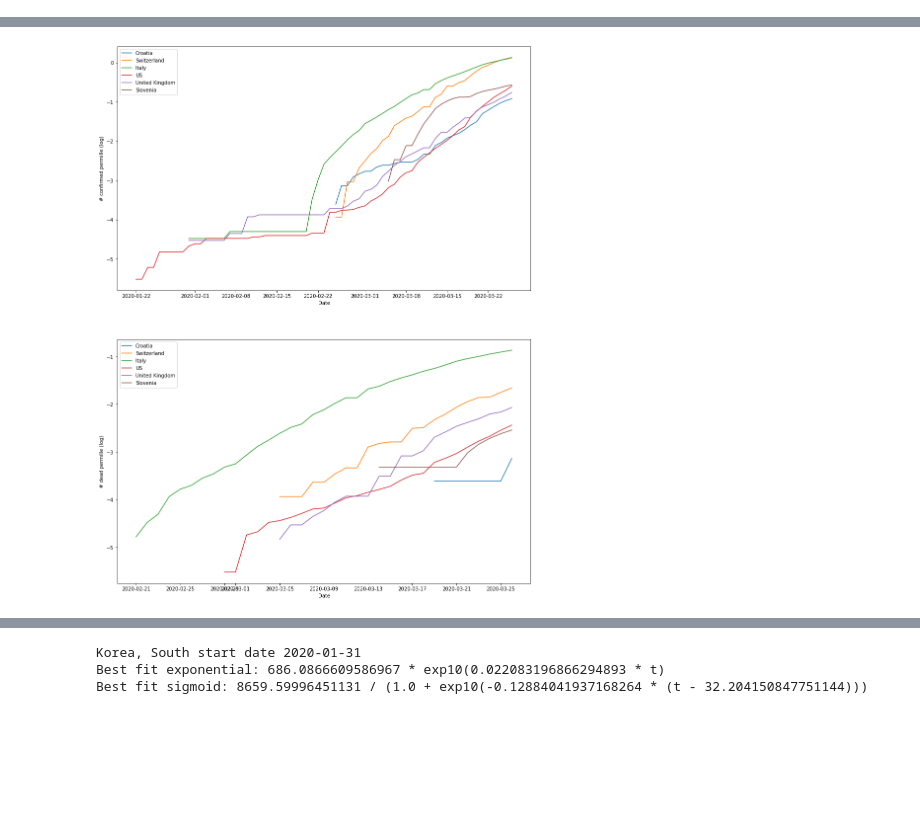
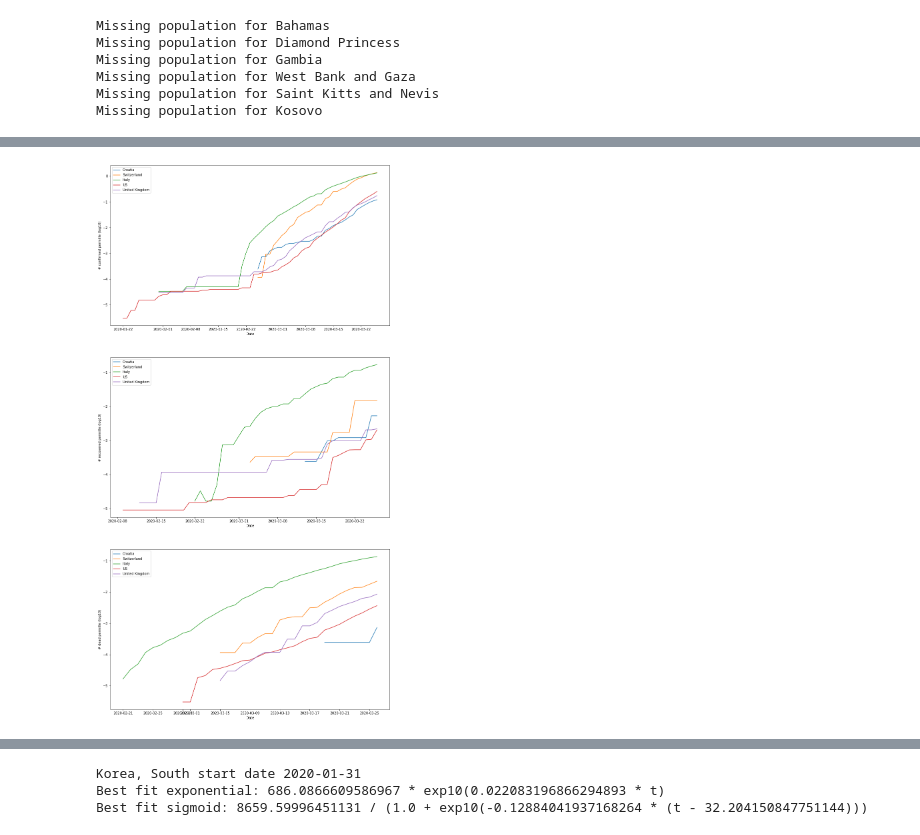
Before and after one commit to ibudiselic/covid, a Jupyter notebook: analyze.ipynb, the cells around one changed output, grey strips where cells are left out. Saved outputs shown, nothing was run; the diff lists cells and outputs as text; code cells hidden in the pictures; blank space fills up the shorter version.

Commit message:
Simplify data representation.

```diff
--- a/analyze.ipynb
+++ b/analyze.ipynb
@@ -16,46 +16,20 @@ def make_date(date_str):
     assert(len(parts) == 3)
     return datetime.date(2000 + int(parts[2]), int(parts[0]), int(parts[1]))
 
-class DayData(object):
-    def __init__(self, confirmed, dead):
-        self.confirmed = confirmed
-        self.dead = dead
-
-    def __repr__(self):
-        return 'c: {}, d: {}'.format(self.confirmed, self.dead)
-
 class Country(object):
-    def __init__(self, name, population, kind_data):
+    def __init__(self, name, population, series_data):
         self.name = name
         self.population = population
-        self.timeseries = [DayData(confirmed, dead)
-            for confirmed, dead in
-                zip(kind_data['confirmed'], kind_data['dead'])]
+        self.timeseries = series_data
 
-    def __repr__(self):
-        return '{}: [{}]'.format(self.name, ', '.join(str(dd) for dd in self.timeseries))
+    def get(self, series, perm=False):
+        factor = 1000.0/self.population if perm else 1.0
+        return [v*factor for v in self.timeseries[series]]
 
-    def _project(self, perm, dayfn):
-        factor = 1000.0/self.population if perm else 1.0
-        return [dayfn(day) * factor for day in self.timeseries]
-
-    def confirmed(self, perm=False):
-        return self._project(perm, lambda day: day.confirmed)
-
-    def dead(self, perm=False):
-        return self._project(perm, lambda day: day.dead)
-
-    def dispatch(self, series, perm=False):
-        if series == 'confirmed':
-            return self.confirmed(perm)
-        elif series == 'dead':
-            return self.dead(perm)
-        else:
-            raise Exception('unknown series in dispatch: ' + series)
 
 def read_one_data_series(series):
     country_data = dict()
-    with open('data/{}.csv'.format(series)) as fin:
+    with open(f'data/{series}.csv') as fin:
         reader = csv.reader(fin, delimiter=',', quotechar='"')
         header = next(reader)
         dates = [make_date(date_str) for date_str in header[KEY_DATES_START:]]
@@ -77,9 +51,9 @@ def read_one_data_series(series):
 class DB(object):
     def __init__(self):
         self.dates = None
-        # {country -> kind -> numbers}
+        # {country name -> {series name -> timeseries numbers}}
         per_country = defaultdict(dict)
-        for series in ['confirmed', 'dead']:
+        for series in ['confirmed', 'recovered', 'dead']:
             dates, country_data = read_one_data_series(series)
             if self.dates is None:
                 self.dates = dates
@@ -97,41 +71,50 @@ class DB(object):
             for line in fin:
                 parts = line.split(' ')
                 populations[' '.join(parts[:-1])] = int(parts[-1])
+        # {country name -> Country}
         self.countries = dict()
-        for name, kind_data in per_country.items():
+        for name, series_data in per_country.items():
             try:
                 pop = populations[name]
             except:
-                pop = 0
-            self.countries[name] = Country(name, pop, kind_data)
+                print('Missing population for', name)
+                pop = 1
+            self.countries[name] = Country(name, pop, series_data)
 
     def country(self, country_name):
         return self.countries[country_name]
+
+def log(lst):
+    return [None if x == 0 else math.log10(x) for x in lst]
+
+db = DB()
+countries_to_plot = ['Croatia', 'Switzerland', 'Italy', 'US', 'United Kingdom']
+# %% [output]
+Missing population for Bahamas
+Missing population for Diamond Princess
+Missing population for Gambia
+Missing population for West Bank and Gaza
+Missing population for Saint Kitts and Nevis
+Missing population for Kosovo
 # %%
 %%javascript
 IPython.OutputArea.auto_scroll_threshold = 9999;
 # %% [output]
 [interactive output not drawn]
 # %%
-def log(lst):
-    return [None if x == 0 else math.log10(x) for x in lst]
+fig, axes = plt.subplots(3, 1, figsize=(15, 30))
 
-db = DB()
-
-countries_to_plot = ['Croatia', 'Switzerland', 'Italy', 'US', 'United Kingdom', 'Slovenia']
-fig, axes = plt.subplots(2, 1, figsize=(15, 20))
-
-for i, series in enumerate(['confirmed', 'dead']):
+for i, series in enumerate(['confirmed', 'recovered', 'dead']):
     ax = axes[i];
     for cname in countries_to_plot:
-        ax.plot(db.dates, log(db.country(cname).dispatch(series, perm=True)), label=cname)
-    ax.set_ylabel('# {} permille (log)'.format(series))
+        ax.plot(db.dates, log(db.country(cname).get(series, perm=True)), label=cname)
+    ax.set_ylabel('# {} permille (log10)'.format(series))
     ax.set_xlabel('Date')
     ax.legend()
 
 plt.show()
 # %% [output]
-[figure, old version]
+[figure, new version]
 # %%
 import numpy as np
 
```
Also changed, not shown: parts of 3 cells of this notebook.
